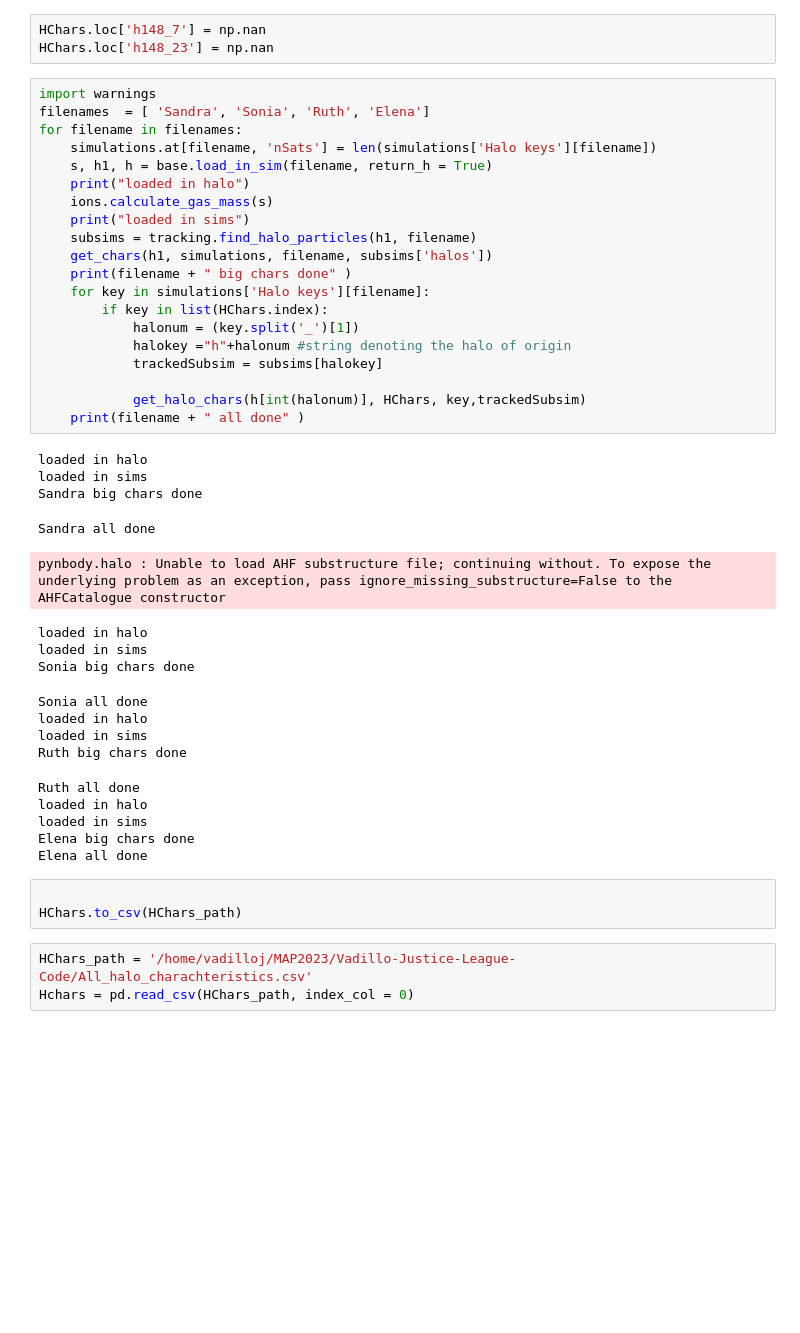
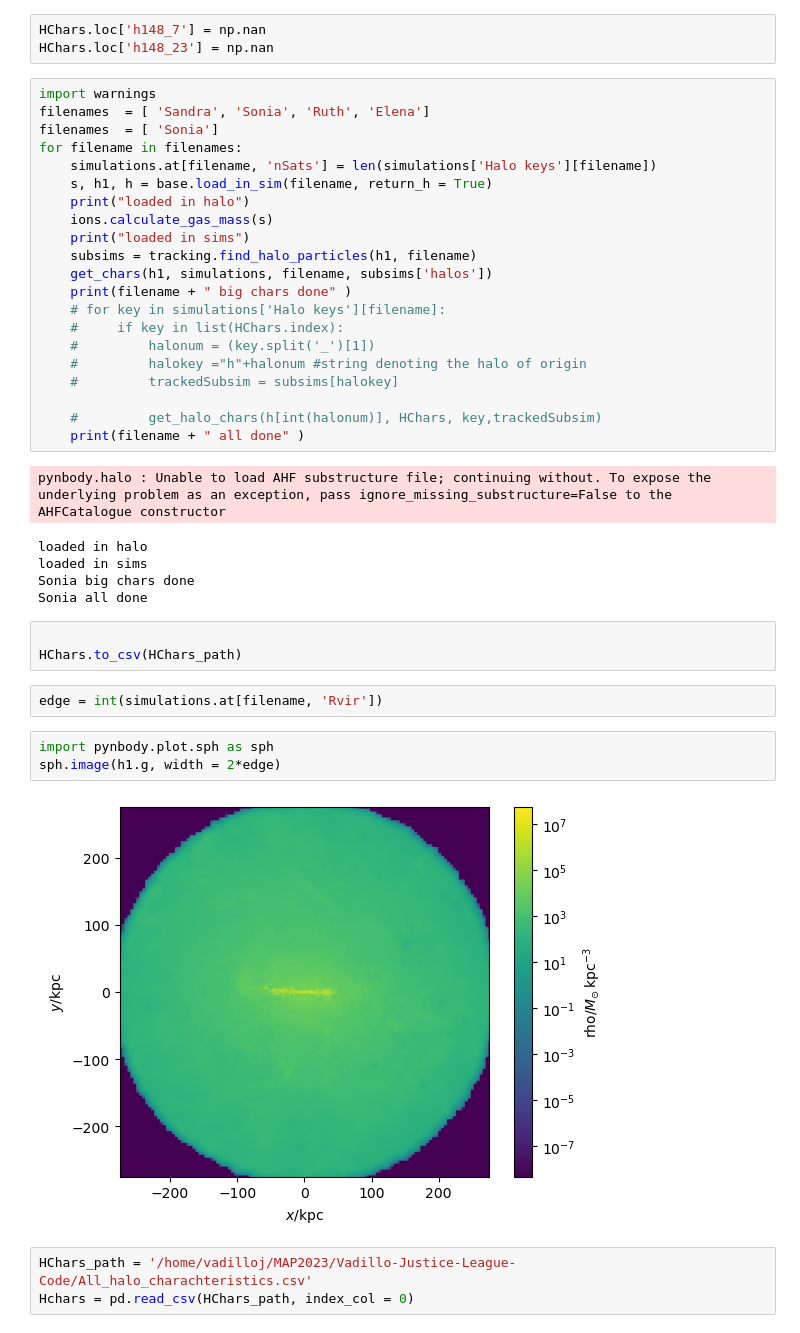
Before and after one commit to J-vadillo/Vadillo-Justice-League-Code, a Jupyter notebook: Satellite-Data-c/get_charachteristics.ipynb, the cells around one changed output. Drawn from its saved outputs; the diff is of its cells as text; blank space fills up the shorter version.

```diff
--- a/Satellite-Data-c/get_charachteristics.ipynb
+++ b/Satellite-Data-c/get_charachteristics.ipynb
@@ -220,6 +199,7 @@ HChars.loc['h148_23'] = np.nan
 # %%
 import warnings
 filenames  = [ 'Sandra', 'Sonia', 'Ruth', 'Elena']
+filenames  = [ 'Sonia']
 for filename in filenames:
     simulations.at[filename, 'nSats'] = len(simulations['Halo keys'][filename])
     s, h1, h = base.load_in_sim(filename, return_h = True)
@@ -229,35 +209,30 @@ for filename in filenames:
     subsims = tracking.find_halo_particles(h1, filename)
     get_chars(h1, simulations, filename, subsims['halos'])
     print(filename + " big chars done" )
-    for key in simulations['Halo keys'][filename]:
-        if key in list(HChars.index):
-            halonum = (key.split('_')[1])
-            halokey ="h"+halonum #string denoting the halo of origin
-            trackedSubsim = subsims[halokey]
+    # for key in simulations['Halo keys'][filename]:
+    #     if key in list(HChars.index):
+    #         halonum = (key.split('_')[1])
+    #         halokey ="h"+halonum #string denoting the halo of origin
+    #         trackedSubsim = subsims[halokey]
 
-            get_halo_chars(h[int(halonum)], HChars, key,trackedSubsim)
+    #         get_halo_chars(h[int(halonum)], HChars, key,trackedSubsim)
     print(filename + " all done" )
 # %% [output]
-loaded in halo
-loaded in sims
-Sandra big chars done
+pynbody.halo : Unable to load AHF substructure file; continuing without. To expose the underlying problem as an exception, pass ignore_missing_substructure=False to the AHFCatalogue constructor
-Sandra all done
+loaded in halo
+loaded in sims
+Sonia big chars done
+Sonia all done
-pynbody.halo : Unable to load AHF substructure file; continuing without. To expose the underlying problem as an exception, pass ignore_missing_substructure=False to the AHFCatalogue constructor
-loaded in halo
-loaded in sims
-Sonia big chars done
-Sonia all done
-loaded in halo
-loaded in sims
-Ruth big chars done
-Ruth all done
-loaded in halo
-loaded in sims
-Elena big chars done
-Elena all done
 # %%
 
 HChars.to_csv(HChars_path)
+# %%
+edge = int(simulations.at[filename, 'Rvir'])
+# %%
+import pynbody.plot.sph as sph
+sph.image(h1.g, width = 2*edge)
+# %% [output]
+[figure, added]
 # %%
 HChars_path = '/home/vadilloj/MAP2023/Vadillo-Justice-League-Code/All_halo_charachteristics.csv'
 Hchars = pd.read_csv(HChars_path, index_col = 0)
```
Also changed, not shown: parts of 3 cells of this notebook, 7 other files.
